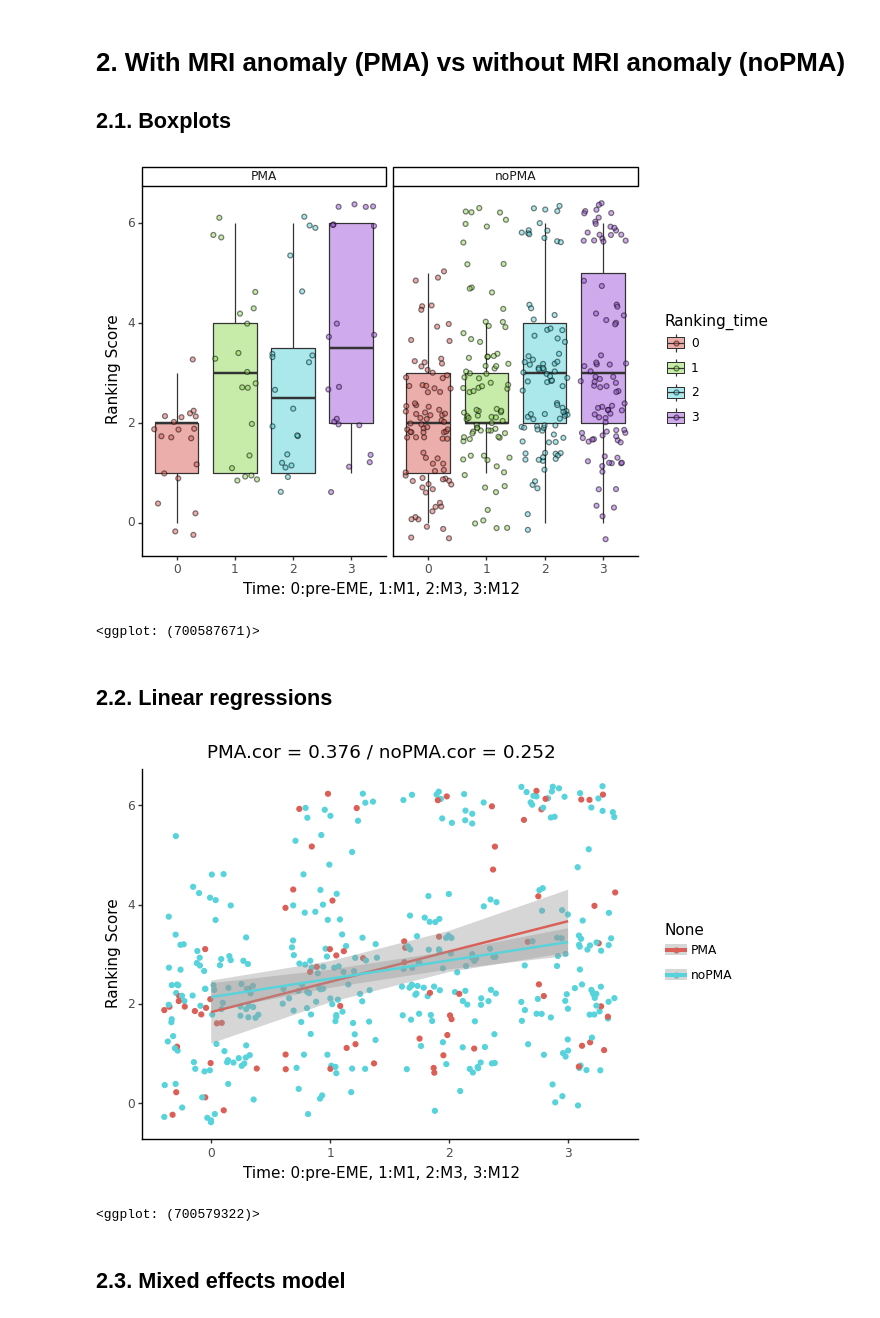
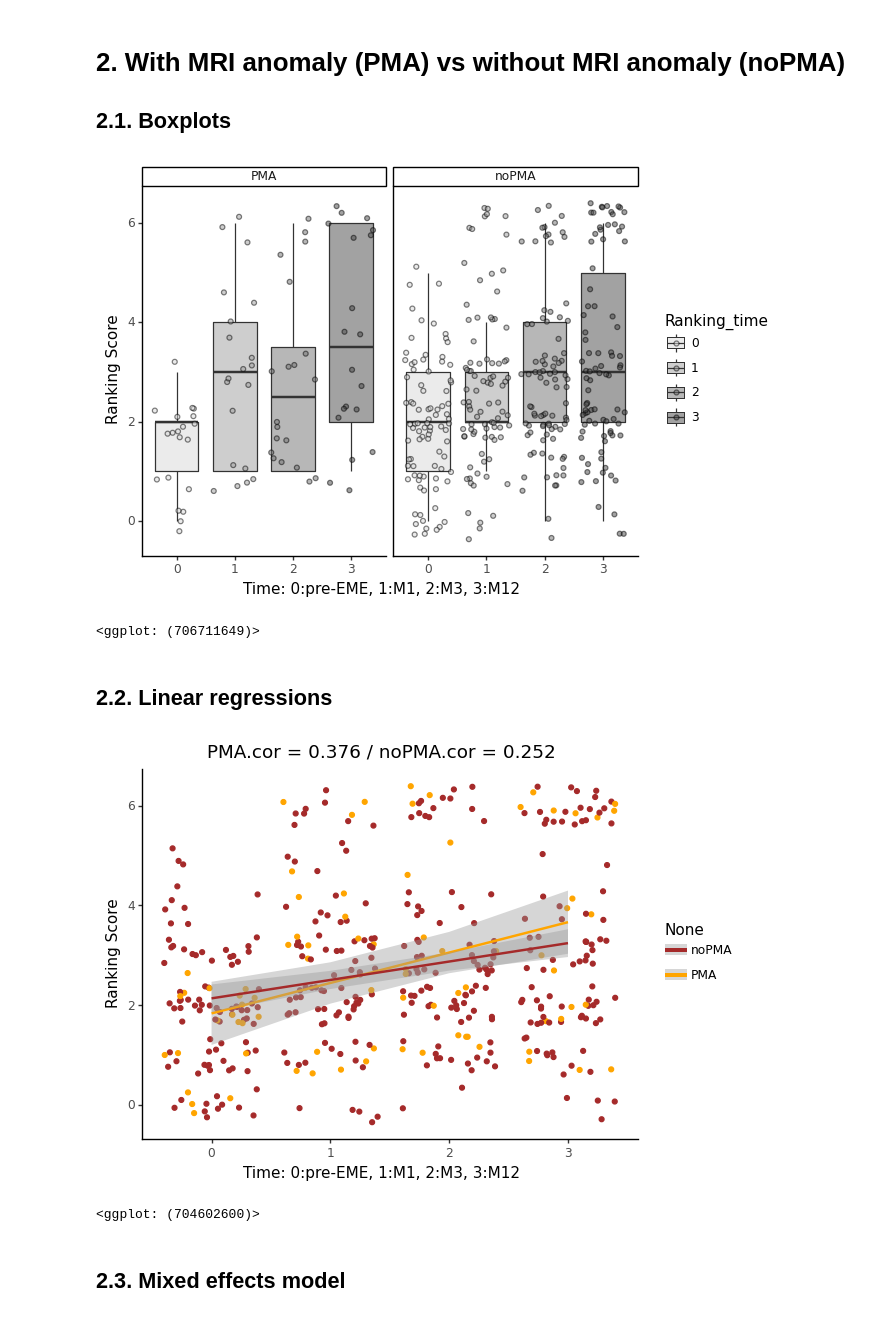
Before and after one commit to LudovicGardy/epicea_epilepsy, a Jupyter notebook: Epicea_2022.ipynb, the cells around one changed output. Cells and saved outputs as stored; diff of their text form; code cells hidden in the pictures.

Commit message:
updated colors

```diff
--- a/Epicea_2022.ipynb
+++ b/Epicea_2022.ipynb
@@ -212,19 +261,22 @@ As the ranking_time has a different effect on NOSE and NISE patients, we analyse
 # 2. With MRI anomaly (PMA) vs without MRI anomaly (noPMA)
 ## 2.1. Boxplots
 # %%
+cols = ["#d9d9d9","#9e9e9e","#707070","#474747"]
+
 boxplot_2 = (ggplot(patients_df)
     + aes(x='Ranking_time', y = 'Ranking_score', fill = 'Ranking_time')
     + geom_boxplot(outlier_alpha = 0, alpha = 0.5)
     + geom_jitter(alpha = 0.5)
     + labs(x='Time: 0:pre-EME, 1:M1, 2:M3, 3:M12', y='Ranking Score')
     + theme_classic()
     + facet_wrap('PMAs', ncol = 2)
+    + scale_fill_manual(values=cols)
     )
 
 boxplot_2
 # %% [output]
-[figure, old version]
+[figure, new version]
-<ggplot: (700587671)>
+<ggplot: (706711649)>
 # %% [markdown]
 ## 2.2. Linear regressions
 # %%
@@ -232,6 +284,9 @@ boxplot_2
 x = np.array(patients_df['Ranking_time']).astype(np.int64)
 y = np.array(patients_df['Ranking_score'])
 z = np.array(patients_df['PMAs'])
+z_col = np.array(list(z)).astype('<U64')
+z_col[z_col == "noPMA"] = "brown"
+z_col[z_col == "PMA"] = "orange"
 
 ### Calculate Pearson correlations
 r_PMA = np.round(np.corrcoef(x[z=="PMA"], y[z=="PMA"])[0,1],3)
@@ -240,16 +295,17 @@ r_noPMA = np.round(np.corrcoef(x[z=="noPMA"], y[z=="noPMA"])[0,1],3)
 ### Plot linear regression
 lreg_1 = (ggplot()
     + aes(x=x, y = y, color = z)
-    + geom_jitter()
+    + geom_jitter(color=z_col)
     + geom_smooth(method='lm')
+    + scale_colour_manual(values=["brown", "orange"], limits=["noPMA", "PMA"])
     + labs(x='Time: 0:pre-EME, 1:M1, 2:M3, 3:M12', y='Ranking Score', title=f'PMA.cor = {r_PMA} / noPMA.cor = {r_noPMA}')
     + theme_classic()
     )
 
 lreg_1
 # %% [output]
-[figure, old version]
+[figure, new version]
-<ggplot: (700579322)>
+<ggplot: (704602600)>
 # %% [markdown]
 ## 2.3. Mixed effects model
 # %%
```
Also changed, not shown: parts of 15 cells of this notebook.
